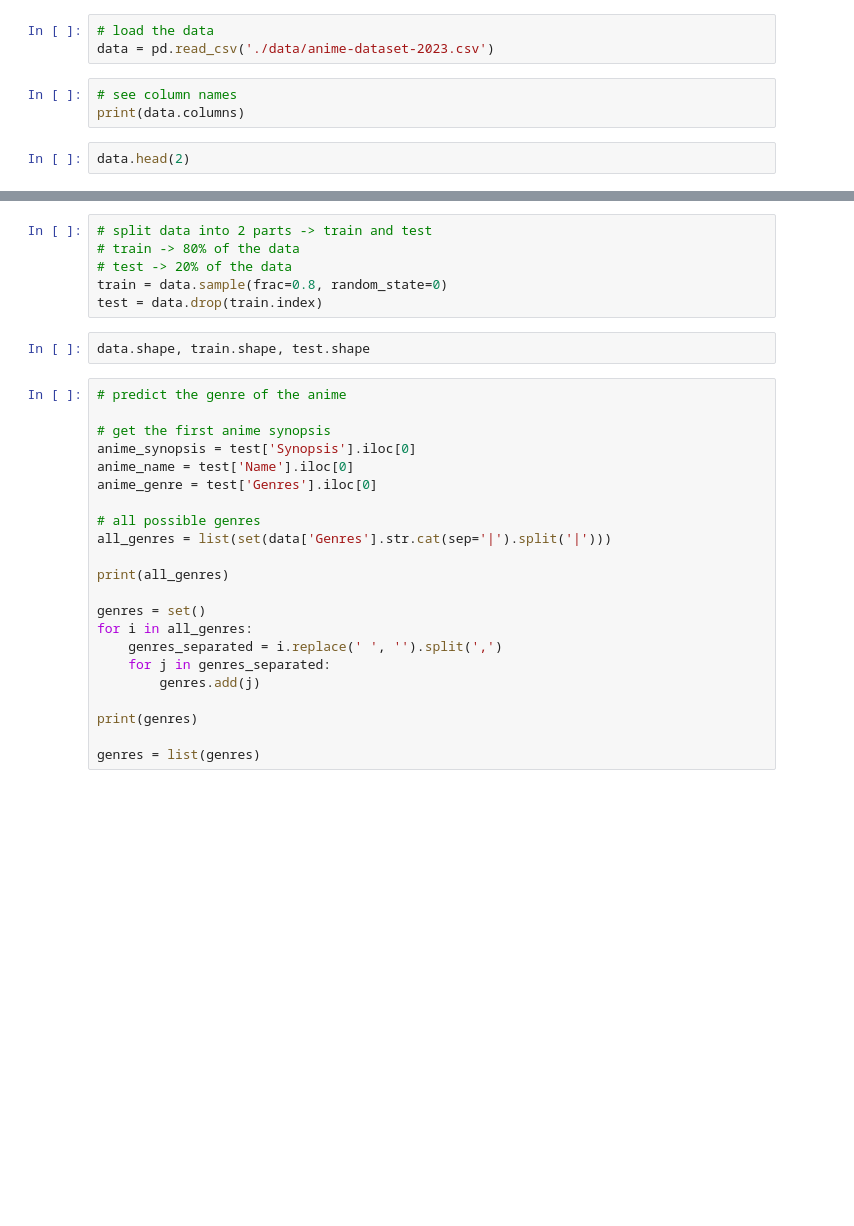
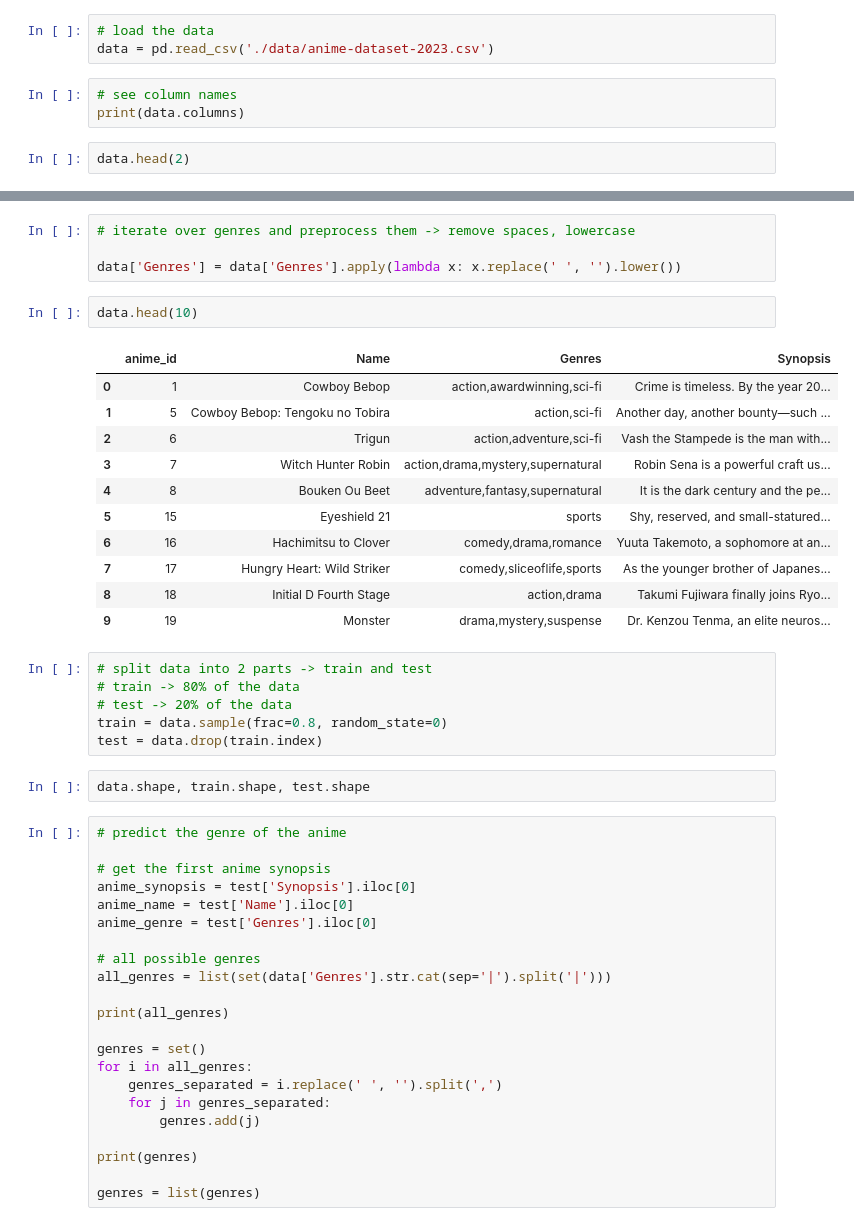
Before and after one commit to Francisco-aragao/tp_final_nlp, a Jupyter notebook: tp.ipynb, the cells around one changed output, grey strips where cells are left out. Saved outputs shown, nothing was run; the diff lists cells and outputs as text; blank space fills up the shorter version.

```diff
--- a/tp.ipynb
+++ b/tp.ipynb
@@ -17,3 +32,21 @@ data.head()
+# %%
+# iterate over genres and preprocess them -> remove spaces, lowercase
+
+data['Genres'] = data['Genres'].apply(lambda x: x.replace(' ', '').lower())
+# %%
+data.head(10)
+# %% [output]
+|  | anime_id | Name | Genres | Synopsis |
+| 0 | 1 | Cowboy Bebop | action,awardwinning,sci-fi | Crime is timeless. By the year 20... |
+| 1 | 5 | Cowboy Bebop: Tengoku no Tobira | action,sci-fi | Another day, another bounty—such ... |
+| 2 | 6 | Trigun | action,adventure,sci-fi | Vash the Stampede is the man with... |
+| 3 | 7 | Witch Hunter Robin | action,drama,mystery,supernatural | Robin Sena is a powerful craft us... |
+| 4 | 8 | Bouken Ou Beet | adventure,fantasy,supernatural | It is the dark century and the pe... |
+| 5 | 15 | Eyeshield 21 | sports | Shy, reserved, and small-statured... |
+| 6 | 16 | Hachimitsu to Clover | comedy,drama,romance | Yuuta Takemoto, a sophomore at an... |
+| 7 | 17 | Hungry Heart: Wild Striker | comedy,sliceoflife,sports | As the younger brother of Japanes... |
+| 8 | 18 | Initial D Fourth Stage | action,drama | Takumi Fujiwara finally joins Ryo... |
+| 9 | 19 | Monster | drama,mystery,suspense | Dr. Kenzou Tenma, an elite neuros... |
 # %%
 # split data into 2 parts -> train and test
 # train -> 80% of the data
```
Also changed, not shown: parts of 5 cells of this notebook.
